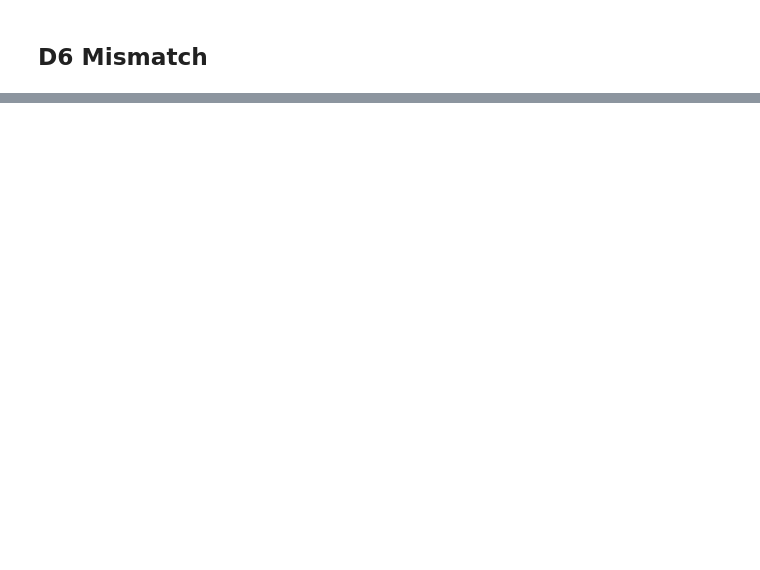
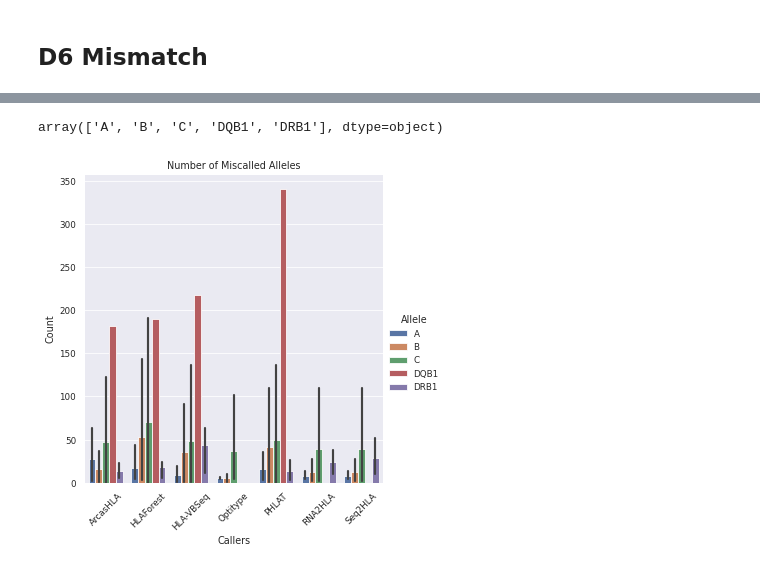
Before and after one commit to ydottie/hlaproject, a Jupyter notebook: notebooks/misreads_d3.ipynb, the cells around one changed output, grey strips where cells are left out. Cells and saved outputs as stored; diff of their text form; code cells hidden in the pictures; blank space fills up the shorter version.

```diff
--- a/notebooks/misreads_d3.ipynb
+++ b/notebooks/misreads_d3.ipynb
@@ -110,0 +321,6 @@ d1
+# %%
+tool_list=["arcas","hlaforest","hlavbseq","phlat"]
+gs_list=["2"]
+allele_list=["DQB1"]
+d2_dqb=mismatch_df(tool_list,gs_list,allele_list)
+d2_dqb
@@ -142,3 +364,9 @@ d4
 | 5 | seq2hla | 4 | DRB1 | 10 |
 # %% [markdown]
 ## D5 Mismatch
+# %%
+tool_list=["arcas","hlaforest","hlavbseq","optitype","phlat","rna2hla","seq2hla"]
+gs_list=["5"]
+allele_list=["A","B"]
+d5=mismatch_df(tool_list,gs_list,allele_list)
+d5
@@ -145,2 +389,8 @@ d4
 # %% [markdown]
 ## D6 Mismatch
+# %%
+tool_list=["arcas","hlaforest","hlavbseq","optitype","phlat","rna2hla","seq2hla"]
+gs_list=["6"]
+allele_list=["C"]
+d6=mismatch_df(tool_list,gs_list,allele_list)
+d6
@@ -146,0 +408,3 @@ d4
+# %%
+df=pd.concat([d1,d2_class1,d2_dqb,d2_drb,d3,d4,d5,d6])
+df
@@ -146,0 +425,16 @@ d4
+# %%
+df['Allele'].unique()
+# %% [output]
+array(['A', 'B', 'C', 'DQB1', 'DRB1'], dtype=object)
+# %%
+sns.set(rc={'figure.figsize':(20,200)})
+sns.set_context("paper")
+sns.color_palette("pastel")
+ax = sns.factorplot(x='Tool',y='Mismatch',hue='Allele',data=df,kind='bar').set(title="Number of Miscalled Alleles")
+ax.set_xticklabels(['ArcasHLA','HLAForest','HLA-VBSeq','Optitype','PHLAT','RNA2HLA','Seq2HLA'], rotation=45)
+plt.xlabel("Callers")
+plt.ylabel("Count")
+sns.despine()
+plt.savefig('../Figures/miscalled_alleles.png', bbox_inches="tight",dpi=300)
+# %% [output]
+[figure, added]
```
Also changed, not shown: parts of 18 cells of this notebook, 1 other file.
